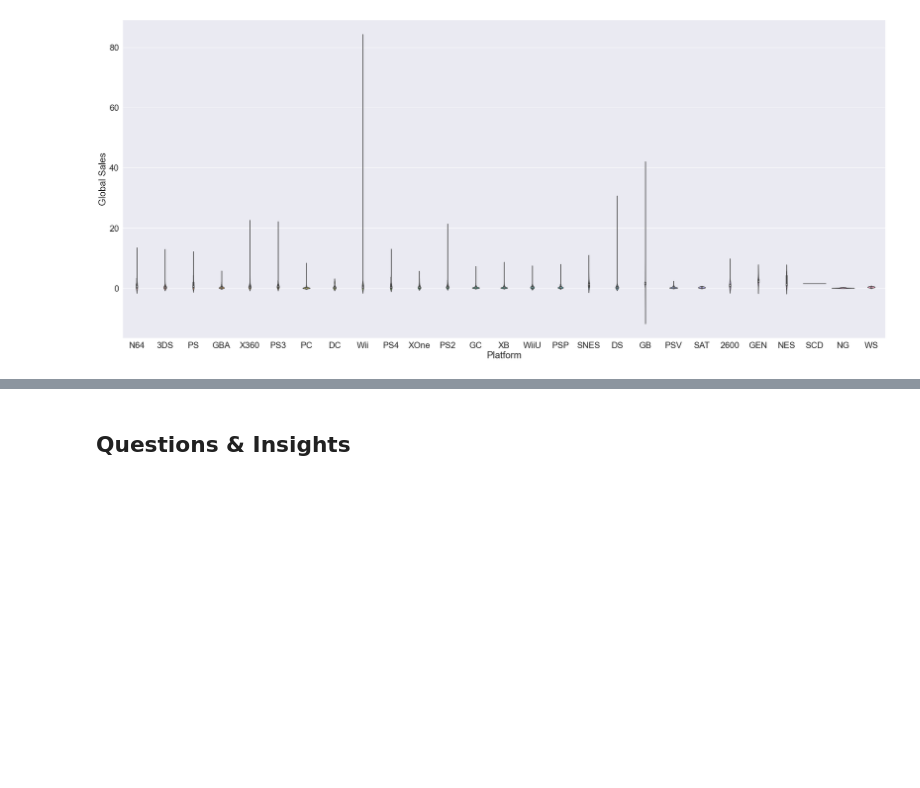
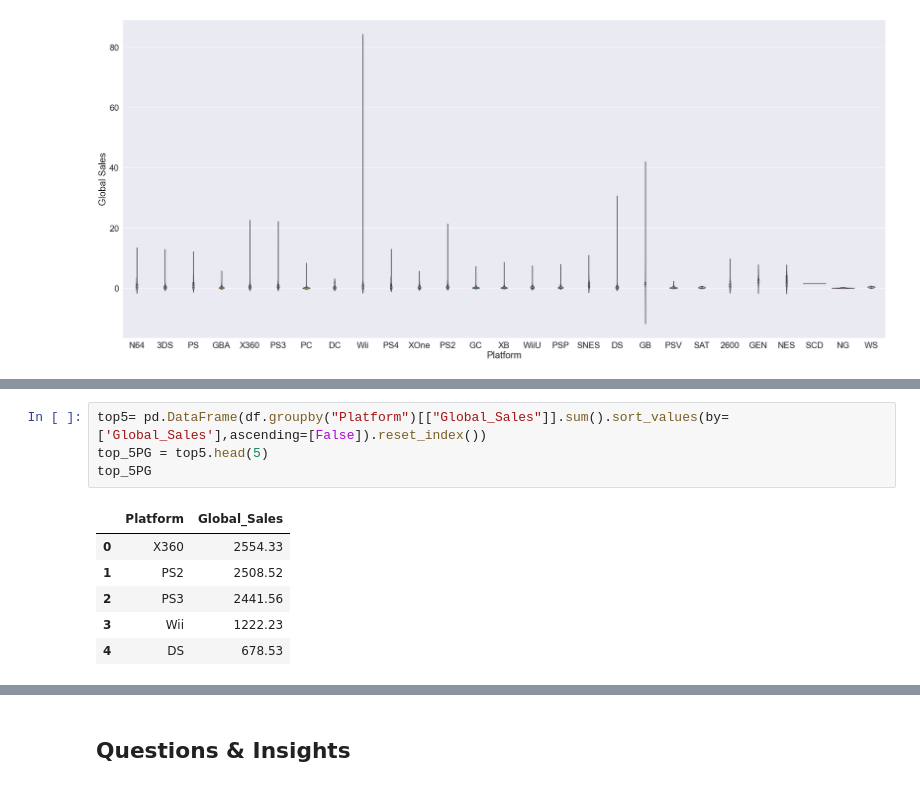
Before and after one commit to NjoodMoh/Video_Game_Sales_Analysis-, a Jupyter notebook: Video Game Sales (EDA).ipynb, the cells around one changed output, grey strips where cells are left out. Cells and saved outputs as stored; diff of their text form; blank space fills up the shorter version.

```diff
--- a/Video Game Sales (EDA).ipynb
+++ b/Video Game Sales (EDA).ipynb
@@ -631,0 +434,11 @@ plt.show()
+# %%
+top5= pd.DataFrame(df.groupby("Platform")[["Global_Sales"]].sum().sort_values(by=['Global_Sales'],ascending=[False]).reset_index())
+top_5PG = top5.head(5)
+top_5PG
+# %% [output]
+|  | Platform | Global_Sales |
+| 0 | X360 | 2554.33 |
+| 1 | PS2 | 2508.52 |
+| 2 | PS3 | 2441.56 |
+| 3 | Wii | 1222.23 |
+| 4 | DS | 678.53 |
```
Also changed, not shown: parts of 25 cells of this notebook.
